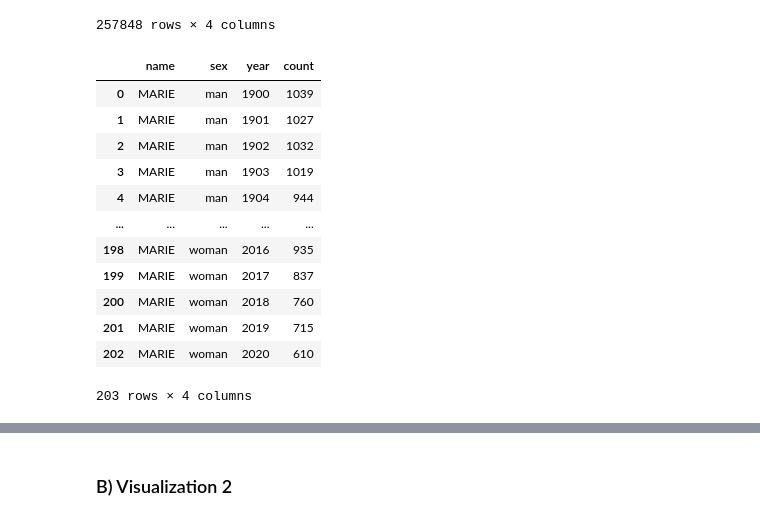
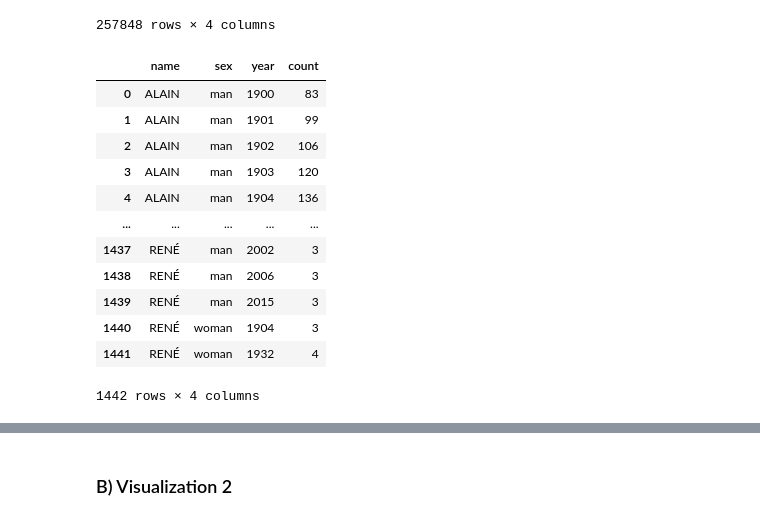
Before and after one commit to lbrejon/data-viz, a Jupyter notebook: notebooks/5.0-main.ipynb, the cells around one changed output, grey strips where cells are left out. Drawn from its saved outputs; the diff is of its cells as text; code cells hidden in the pictures.

```diff
--- a/notebooks/5.0-main.ipynb
+++ b/notebooks/5.0-main.ipynb
@@ -283,22 +256,21 @@ df_wo_sex_france
 257848 rows × 4 columns
 # %%
 # Filter dataframe
-df_w_sex_filtered = df_w_sex[df_w_sex['name'].isin(top_names[:1])]
+df_w_sex_filtered = df_w_sex[df_w_sex['name'].isin(top_names[:10])]
 df_w_sex_filtered = df_w_sex_filtered.groupby(by=['name', 'sex', 'year']).sum().reset_index(['name', 'sex', 'year'])
 df_w_sex_filtered['sex'] = df_w_sex_filtered['sex'].map({1:'man', 2:'woman'})
-# df_w_sex_filtered = df_w_sex_filtered[df_w_sex_filtered['sex']=='man']
 df_w_sex_filtered
 # %% [output]
 |  | name | sex | year | count |
-| 0 | MARIE | man | 1900 | 1039 |
-| 1 | MARIE | man | 1901 | 1027 |
-| 2 | MARIE | man | 1902 | 1032 |
-| 3 | MARIE | man | 1903 | 1019 |
-| 4 | MARIE | man | 1904 | 944 |
+| 0 | ALAIN | man | 1900 | 83 |
+| 1 | ALAIN | man | 1901 | 99 |
+| 2 | ALAIN | man | 1902 | 106 |
+| 3 | ALAIN | man | 1903 | 120 |
+| 4 | ALAIN | man | 1904 | 136 |
 | ... | ... | ... | ... | ... |
-| 198 | MARIE | woman | 2016 | 935 |
-| 199 | MARIE | woman | 2017 | 837 |
-| 200 | MARIE | woman | 2018 | 760 |
-| 201 | MARIE | woman | 2019 | 715 |
-| 202 | MARIE | woman | 2020 | 610 |
+| 1437 | RENÉ | man | 2002 | 3 |
+| 1438 | RENÉ | man | 2006 | 3 |
+| 1439 | RENÉ | man | 2015 | 3 |
+| 1440 | RENÉ | woman | 1904 | 3 |
+| 1441 | RENÉ | woman | 1932 | 4 |
-203 rows × 4 columns
+1442 rows × 4 columns
```
Also changed, not shown: parts of 15 cells of this notebook, 2 other files.
